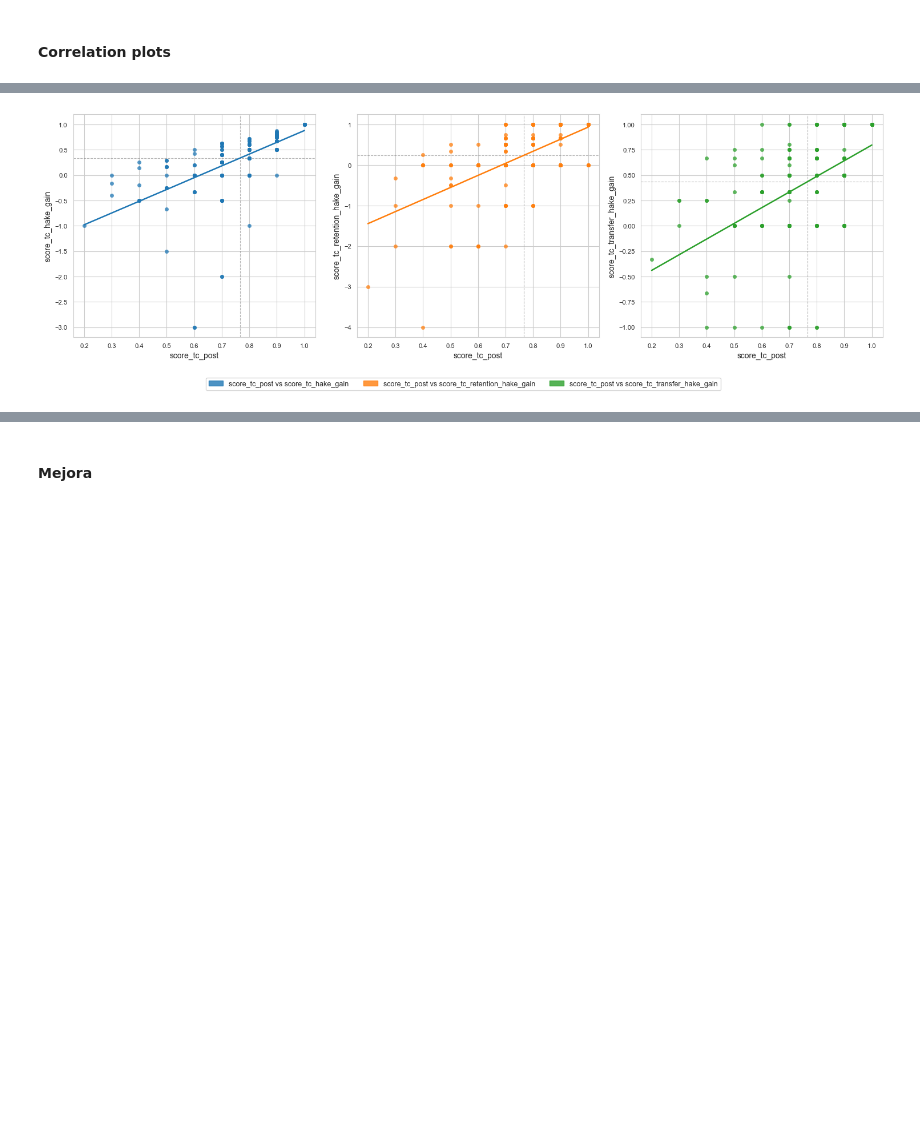
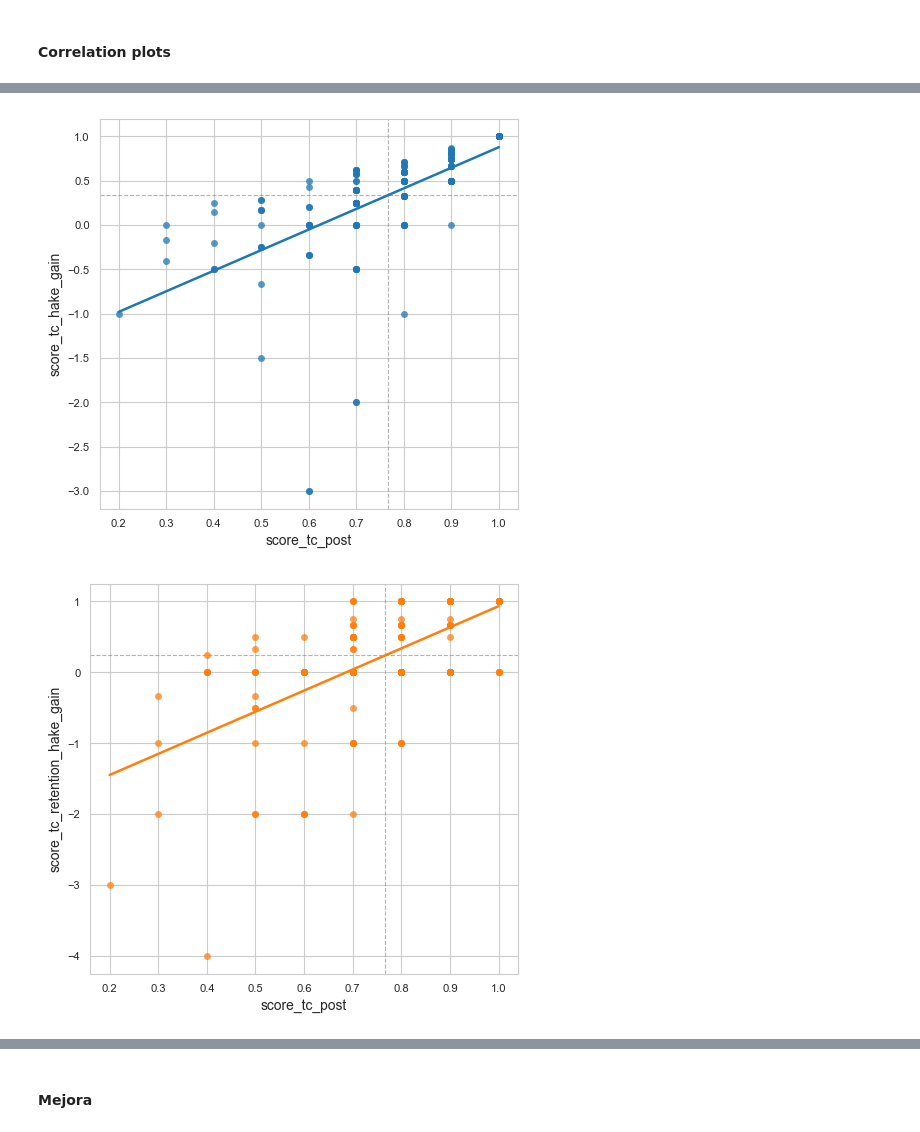
Before and after one commit to IBiDat/va-educational-impact, a Jupyter notebook: src/notebooks/paper/paper_results.ipynb, the cells around one changed output, grey strips where cells are left out. Saved outputs shown, nothing was run; the diff lists cells and outputs as text; code cells hidden in the pictures; blank space fills up the shorter version.

```diff
--- a/src/notebooks/paper/paper_results.ipynb
+++ b/src/notebooks/paper/paper_results.ipynb
@@ -597,16 +641,45 @@ for col in cols_2:
 # %%
 plot_quant_scatter(
     forms_interactions_df,
-    comparisons=[("score_tc_post", "score_tc_hake_gain"),
-                 ("score_tc_post", "score_tc_retention_hake_gain"),
-                 ("score_tc_post", "score_tc_transfer_hake_gain")],
+    comparisons=[
+        ("score_tc_post", "score_tc_hake_gain"),
+    ],
     palette="tab10",
     alpha=0.75,
     bbox_to_anchor=(0.5, -0.12),
     title=None,
     subplots_title=False,
     corr_annotation=False,
-    save_path=os.path.join(knowledge_path, 'correlation_post_hake.pdf')
+    save_path=os.path.join(knowledge_path, 'correlation_post_hake_general.pdf')
 )
+
+plot_quant_scatter(
+    forms_interactions_df,
+    comparisons=[
+        ("score_tc_post", "score_tc_retention_hake_gain")
+    ],
+    palette="tab10",
+    alpha=0.75,
+    bbox_to_anchor=(0.5, -0.12),
+    title=None,
+    subplots_title=False,
+    corr_annotation=False,
+    save_path=os.path.join(knowledge_path, 'correlation_post_hake_retention.pdf')
+)
+
+plot_quant_scatter(
+    forms_interactions_df,
+    comparisons=[
+        ("score_tc_post", "score_tc_transfer_hake_gain")
+    ],
+    palette="tab10",
+    alpha=0.75,
+    bbox_to_anchor=(0.5, -0.12),
+    title=None,
+    subplots_title=False,
+    corr_annotation=False,
+    save_path=os.path.join(knowledge_path, 'correlation_post_hake_transfer.pdf')
+)
 # %% [output]
-[figure, old version]
+[figure, new version]
+[figure, added]
```
Also changed, not shown: parts of 27 cells of this notebook, 1 other file.
